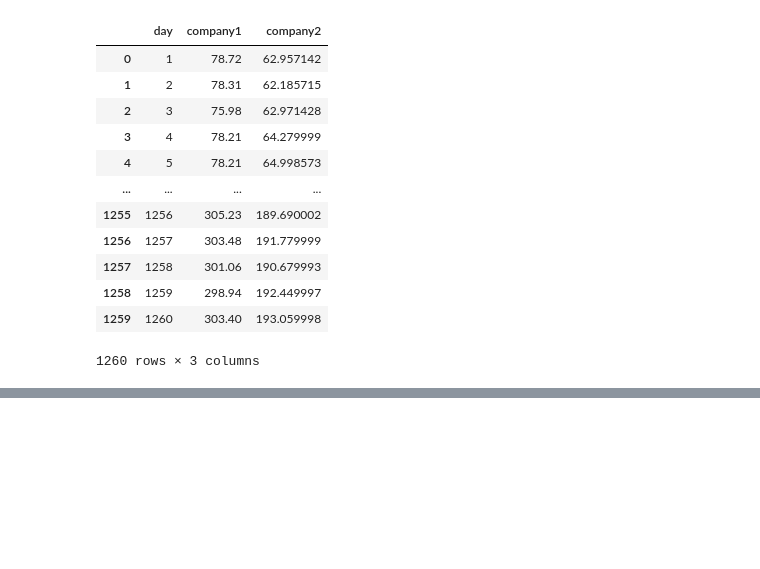
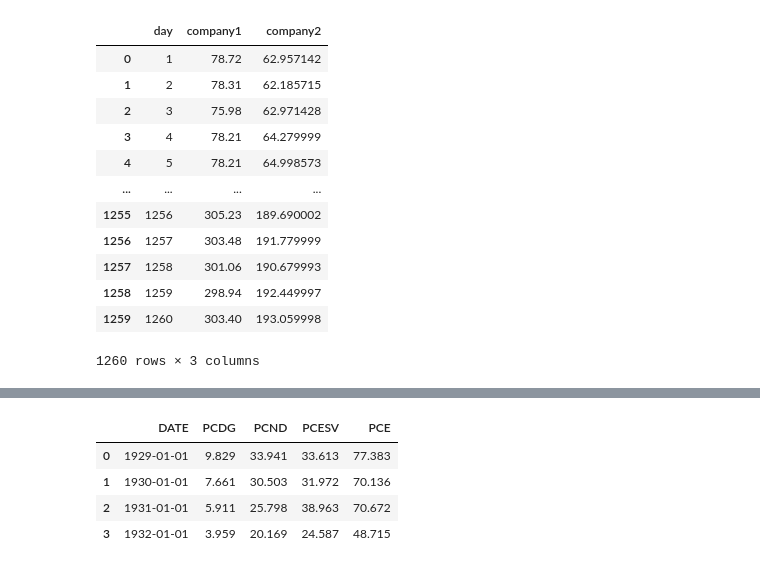
Before and after one commit to PaulToronto/DataCamp---Finance-Fundamentals-in-Python, a Jupyter notebook: 2_3_Pandas_DataFrame.ipynb, the cells around one changed output, grey strips where cells are left out. Saved outputs shown, nothing was run; the diff lists cells and outputs as text; code cells hidden in the pictures; blank space fills up the shorter version.

```diff
--- a/2_3_Pandas_DataFrame.ipynb
+++ b/2_3_Pandas_DataFrame.ipynb
@@ -114,0 +619,7 @@ df
+# %%
+pce = pd.DataFrame({
+    "DATE": ['1929-01-01', '1930-01-01', '1931-01-01', '1932-01-01'],
+    "PCDG": [9.829, 7.661, 5.911, 3.959]
+    })
+
+pce
@@ -114,0 +634,4 @@ df
+# %%
+pce['PCND'] = [33.941, 30.503, 25.798, 20.169]
+
+pce
@@ -114,0 +644,4 @@ df
+# %%
+# another DataFrame for hte PCESV data
+pcesv = pd.DataFrame({"PCESV": [33.613, 31.972, 38.963, 24.587]})
+pcesv
@@ -114,0 +654,3 @@ df
+# %%
+pce['PCESV'] = pcesv
+pce
@@ -114,0 +663,9 @@ df
+# %%
+pce['PCE'] = pce['PCDG'] + pce['PCND'] + pce['PCESV']
+pce
+# %% [output]
+|  | DATE | PCDG | PCND | PCESV | PCE |
+| 0 | 1929-01-01 | 9.829 | 33.941 | 33.613 | 77.383 |
+| 1 | 1930-01-01 | 7.661 | 30.503 | 31.972 | 70.136 |
+| 2 | 1931-01-01 | 5.911 | 25.798 | 38.963 | 70.672 |
+| 3 | 1932-01-01 | 3.959 | 20.169 | 24.587 | 48.715 |
```
Also changed, not shown: parts of 105 cells of this notebook.
